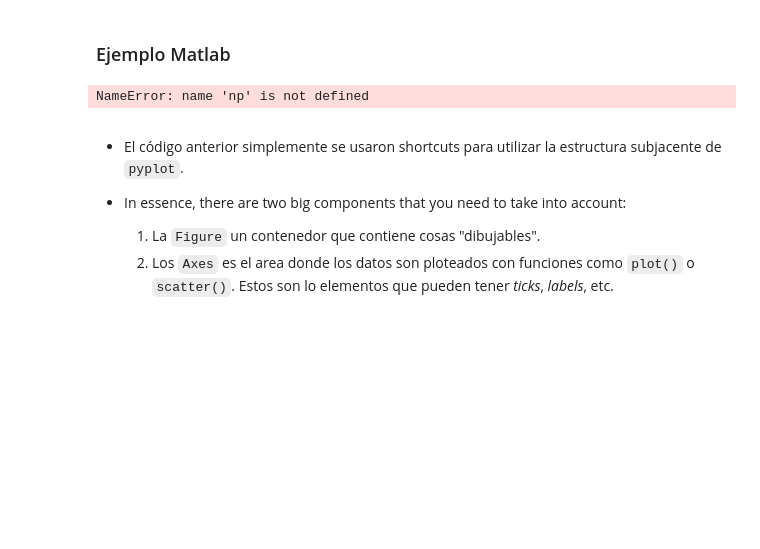
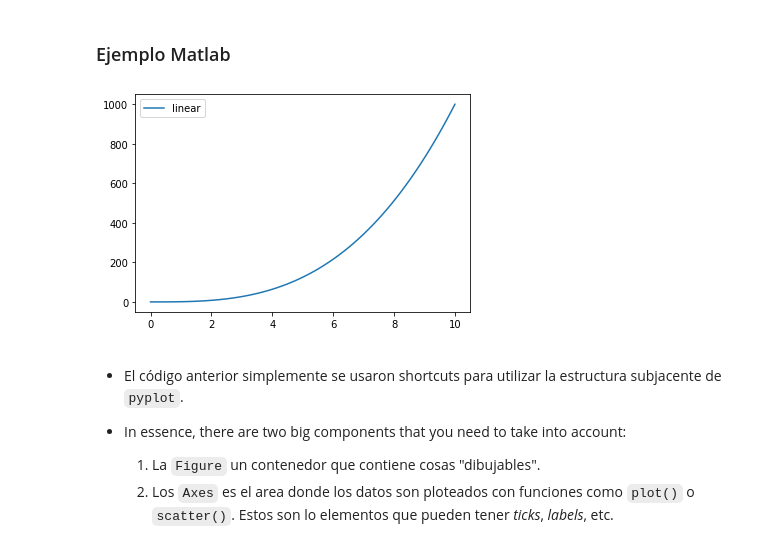
Before and after one commit to leliel12/diseno_sci_sfw, a Jupyter notebook: clase03/00_scipy.ipynb, the cells around one changed output. Cells and saved outputs as stored; diff of their text form; code cells hidden in the pictures; blank space fills up the shorter version.

```diff
--- a/clase03/00_scipy.ipynb
+++ b/clase03/00_scipy.ipynb
@@ -495,14 +728,14 @@ import matplotlib.pyplot as plt
 # %%
 # Prepare the data
 x = np.linspace(0, 10, 100)
 
 # Plot the data
-plt.plot(x, x, label='linear')
+plt.plot(x, x**3, label='linear')
 
 # Add a legend
 plt.legend();
 # %% [output]
-NameError: name 'np' is not defined
+[figure, added]
 # %% [markdown]
 - El código anterior simplemente se usaron shortcuts para utilizar la estructura subjacente de `pyplot`.
 - In essence, there are two big components that you need to take into account:
```
Also changed, not shown: parts of 74 cells of this notebook.
